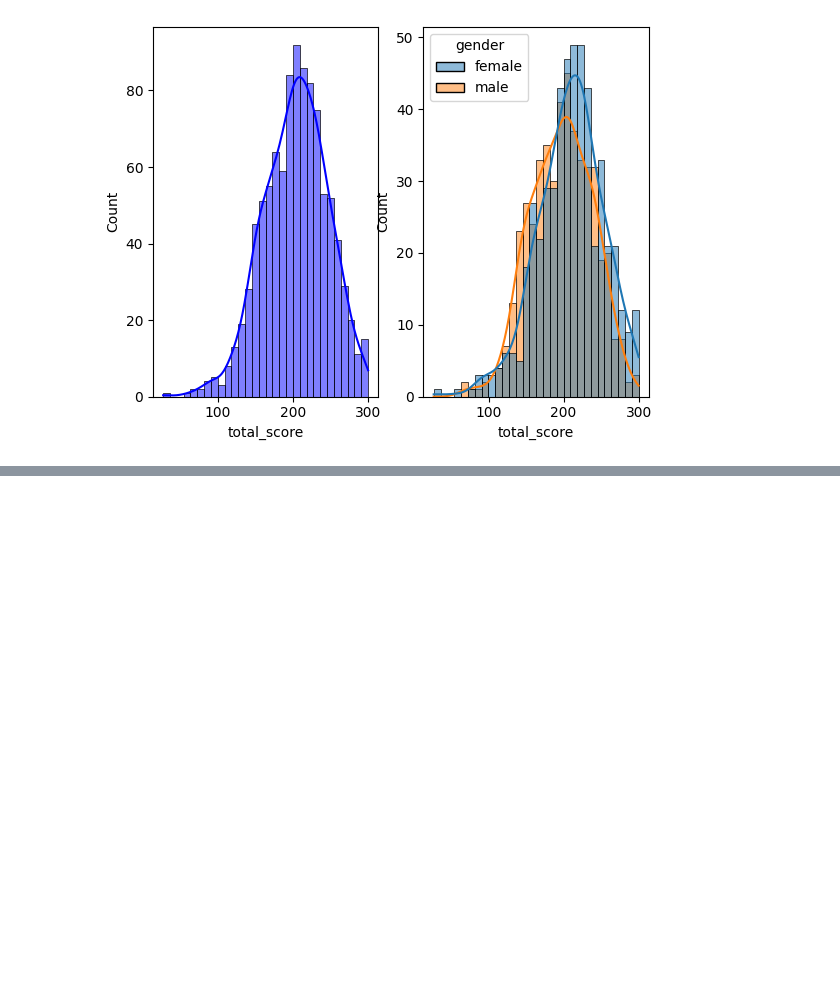
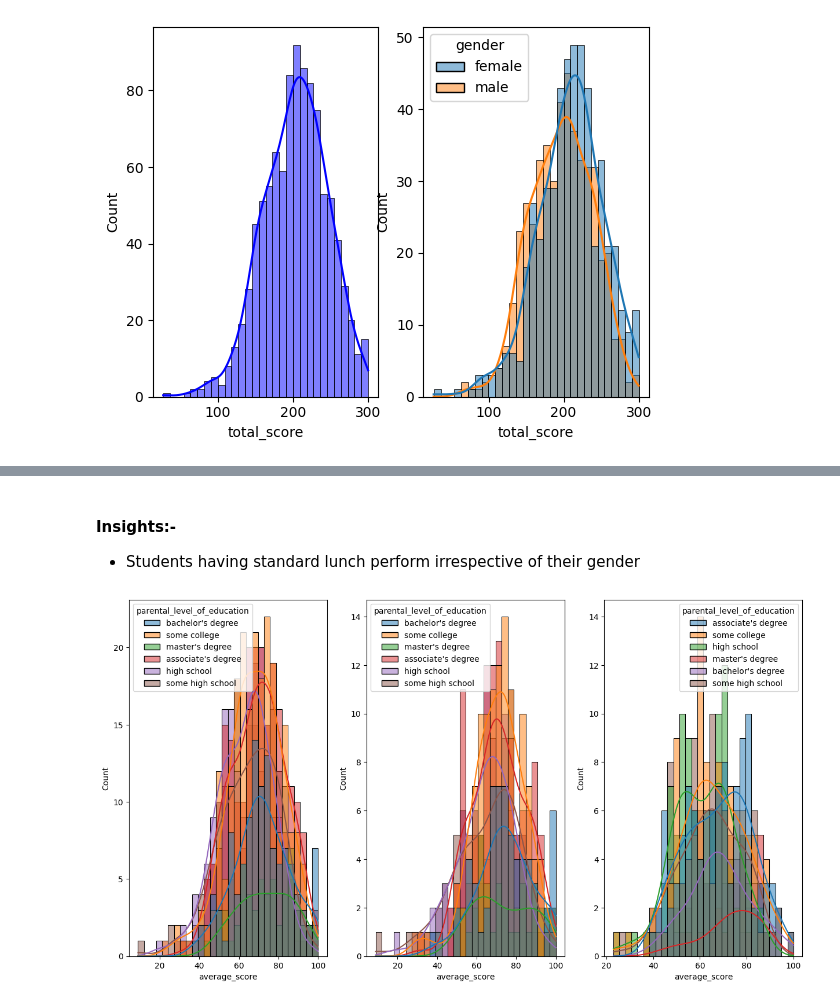
Before and after one commit to FundyLord/Student-Performance-ML, a Jupyter notebook: notebook/EDA.ipynb, the cells around one changed output, grey strips where cells are left out. Saved outputs shown, nothing was run; the diff lists cells and outputs as text; code cells hidden in the pictures; blank space fills up the shorter version.

```diff
--- a/notebook/EDA.ipynb
+++ b/notebook/EDA.ipynb
@@ -133,0 +145,14 @@ plt.show()
+# %% [markdown]
+#### Insights:-
+- Students having standard lunch perform irrespective of their gender
+# %%
+plt.subplots(1,3,figsize=(15,8))
+plt.subplot(131)
+sns.histplot(data=df, x='average_score', bins=30, kde=True, hue='parental_level_of_education')
+plt.subplot(132)
+sns.histplot(data=df[df['gender'] == 'female'], x='average_score', bins=30, kde=True, hue='parental_level_of_education')
+plt.subplot(133)
+sns.histplot(data=df[df['gender'] == 'male'], x='average_score', bins=30, kde=True, hue='parental_level_of_education')
+plt.show()
+# %% [output]
+[figure, added]
```
Also changed, not shown: parts of 46 cells of this notebook.
